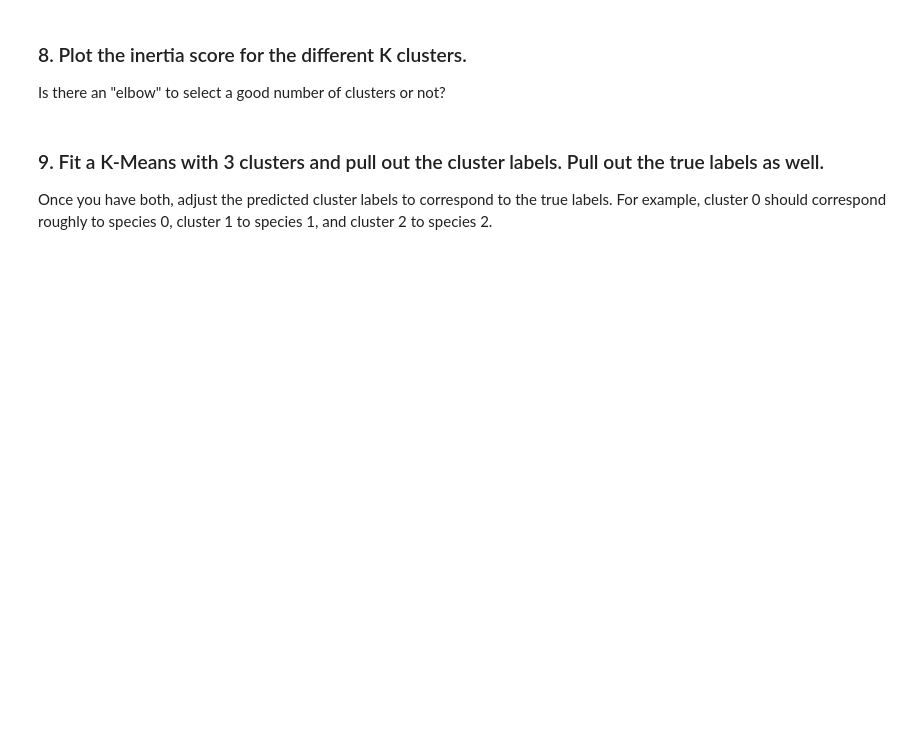
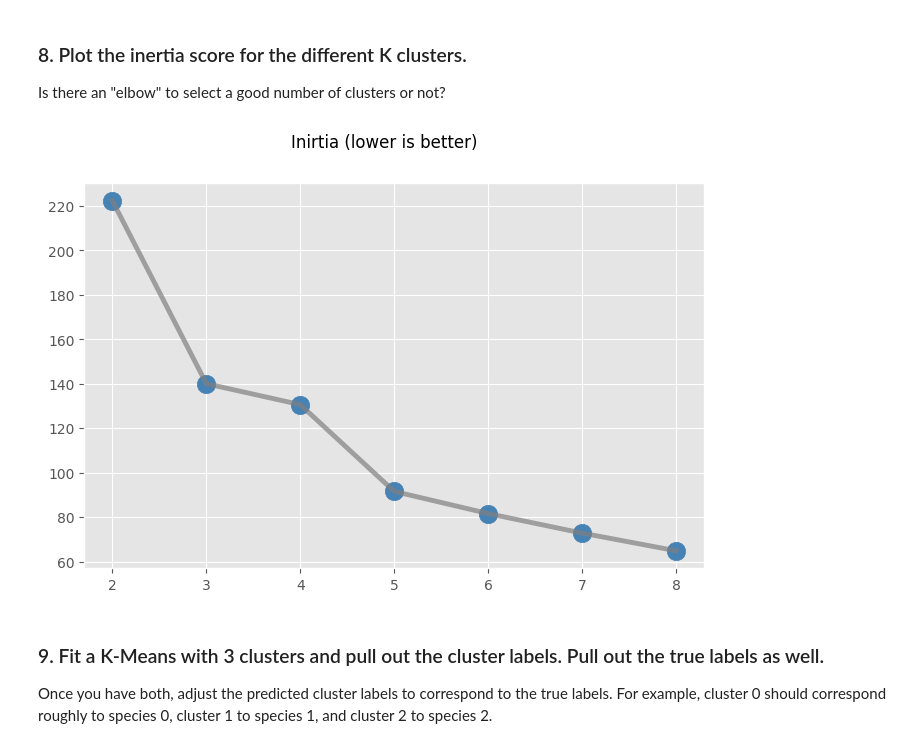
Before and after one commit to HassanAlgoz/dl, a Jupyter notebook: modules/unsupervised/02-clustering/cluster_evaluation_lab_solutions.ipynb, the cells around one changed output. Cells and saved outputs as stored; diff of their text form; code cells hidden in the pictures; blank space fills up the shorter version.

```diff
--- a/modules/unsupervised/02-clustering/cluster_evaluation_lab_solutions.ipynb
+++ b/modules/unsupervised/02-clustering/cluster_evaluation_lab_solutions.ipynb
@@ -139,14 +177,17 @@ Is there an "elbow" to select a good number of clusters or not?
 # %%
 inertias = []
 for k in [2,3,4,5,6,7,8]:
     km = cluster.KMeans(n_clusters=k)
     km.fit(Xs)
     inertias.append(km.inertia_)
 
 fig, ax = plt.subplots(figsize=(8,5))
 ax.plot([2,3,4,5,6,7,8], inertias, c='grey', lw=3.5, alpha=0.7)
 ax.scatter([2,3,4,5,6,7,8], inertias, c='steelblue', s=175)
+fig.suptitle("Inirtia (lower is better)")
 plt.show()
+# %% [output]
+[figure, added]
 # %% [markdown]
 ### 9. Fit a K-Means with 3 clusters and pull out the cluster labels. Pull out the true labels as well.
 
```
Also changed, not shown: parts of 14 cells of this notebook, 16 other files.
